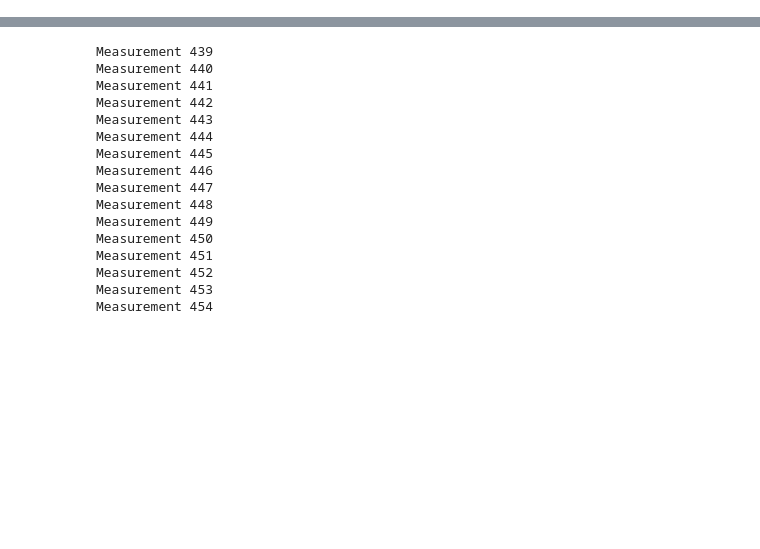
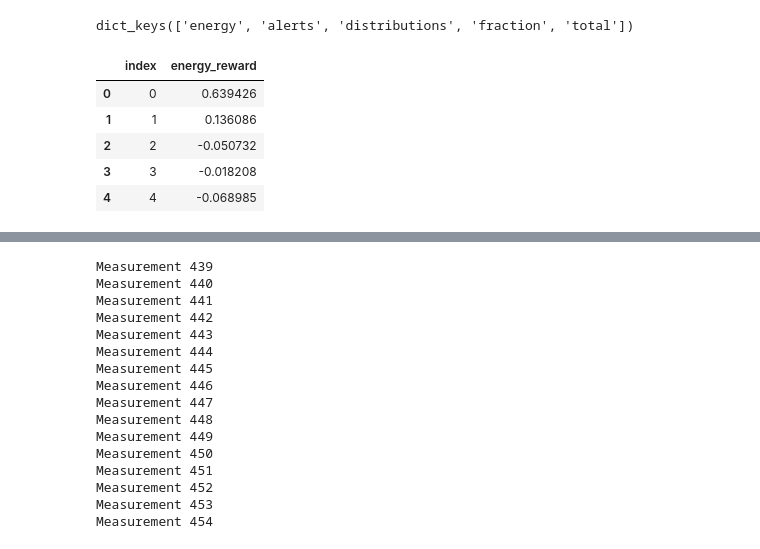
Before and after one commit to sapirani/GreenSecurityMeasurementAndOptimizationFramework, a Jupyter notebook: SplunkResearch/model/splunk_analysis.ipynb, the cells around one changed output, grey strips where cells are left out. Saved outputs shown, nothing was run; the diff lists cells and outputs as text; code cells hidden in the pictures; blank space fills up the shorter version.

Commit message:
some fixes in reward and experiment manager

```diff
--- a/SplunkResearch/model/splunk_analysis.ipynb
+++ b/SplunkResearch/model/splunk_analysis.ipynb
@@ -18,3 +18,26 @@ from SplunkResearch.model.section_logtypes import section_logtypes
 from logtypes import logtypes
 log_types_str = [f"{logtype[0].lower()}_{logtype[1]}" for logtype in logtypes]
 # alt.renderers.enable('altair_saver', fmts=['png'])
+# %%
+#load json file
+with open('/home/shouei/GreenSecurity-FirstExperiment/SplunkResearch/reward_dict.json') as f:
+    data = json.load(f)
+data.keys()
+# %% [output]
+dict_keys(['energy', 'alerts', 'distributions', 'fraction', 'total'])
+# %%
+rewards_energy_df = pd.DataFrame(data['energy'], columns=['energy_reward']).reset_index()
+alt.Chart(rewards_energy_df).mark_line().encode(
+    x='index',
+    y='energy_reward',
+
+).properties(
+    title='Energy Reward'
+)
+# %% [output]
+|  | index | energy_reward |
+| 0 | 0 | 0.639426 |
+| 1 | 1 | 0.136086 |
+| 2 | 2 | -0.050732 |
+| 3 | 3 | -0.018208 |
+| 4 | 4 | -0.068985 |
```
Also changed, not shown: parts of 4 cells of this notebook, 7 other files.
